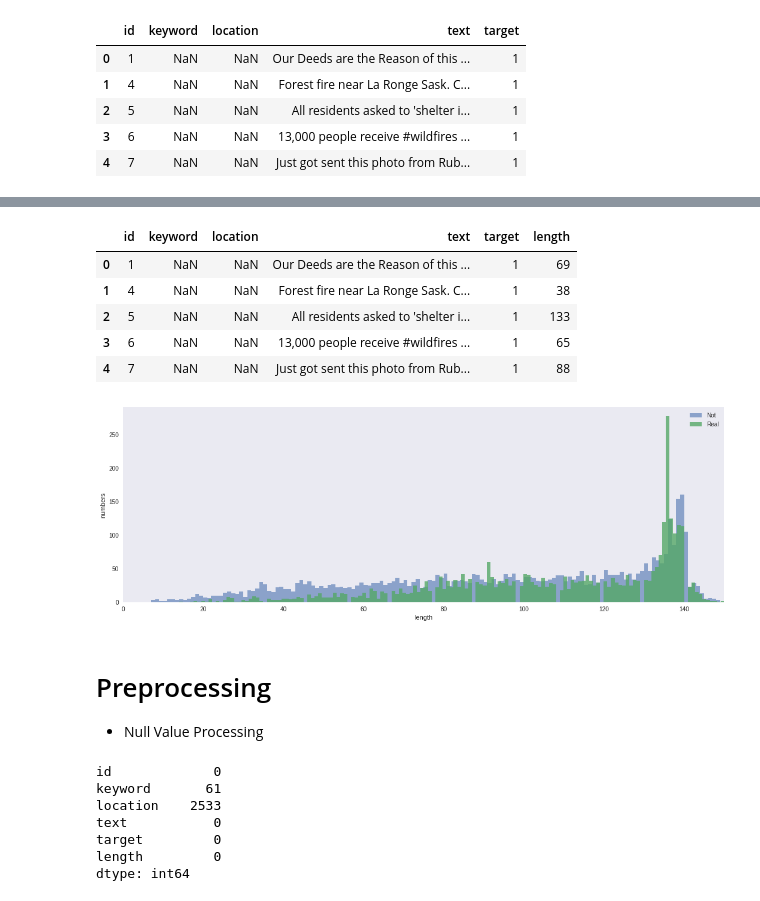
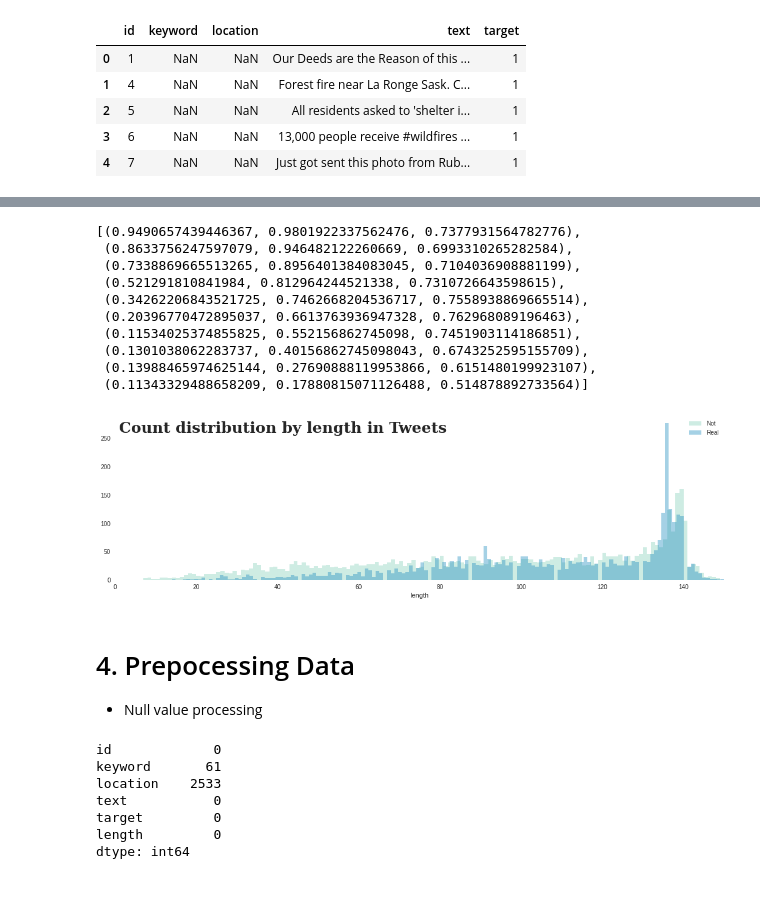
Before and after one commit to jerife/Kaggle, a Jupyter notebook: 05 Natural Language Processing with Disaster Tweets.ipynb, the cells around one changed output, grey strips where cells are left out. Cells and saved outputs as stored; diff of their text form; code cells hidden in the pictures.

```diff
--- a/05 Natural Language Processing with Disaster Tweets.ipynb
+++ b/05 Natural Language Processing with Disaster Tweets.ipynb
@@ -110,0 +133,3 @@ df.head()
+# %%
+YlGnBu_palette = sns.color_palette("YlGnBu", 10)
+sns.palplot(YlGnBu_palette)
@@ -155,30 +184,36 @@ def get_length(text):
     return len(text)
 # %%
 df['length'] = df['text'].apply(get_length)
-# %%
-df.head()
-# %% [output]
-|  | id | keyword | location | text | target | length |
-| 0 | 1 | NaN | NaN | Our Deeds are the Reason of this ... | 1 | 69 |
-| 1 | 4 | NaN | NaN | Forest fire near La Ronge Sask. C... | 1 | 38 |
-| 2 | 5 | NaN | NaN | All residents asked to 'shelter i... | 1 | 133 |
-| 3 | 6 | NaN | NaN | 13,000 people receive #wildfires ... | 1 | 65 |
-| 4 | 7 | NaN | NaN | Just got sent this photo from Rub... | 1 | 88 |
+# %%
+YlGnBu_palette
+# %% [output]
+[(0.9490657439446367, 0.9801922337562476, 0.7377931564782776),
+ (0.8633756247597079, 0.946482122260669, 0.6993310265282584),
+ (0.7338869665513265, 0.8956401384083045, 0.7104036908881199),
+ (0.521291810841984, 0.812964244521338, 0.7310726643598615),
+ (0.34262206843521725, 0.7462668204536717, 0.7558938869665514),
+ (0.20396770472895037, 0.6613763936947328, 0.762968089196463),
+ (0.11534025374855825, 0.552156862745098, 0.7451903114186851),
+ (0.1301038062283737, 0.40156862745098043, 0.6743252595155709),
+ (0.13988465974625144, 0.27690888119953866, 0.6151480199923107),
+ (0.11343329488658209, 0.17880815071126488, 0.514878892733564)]
 # %%
-plt.figure(figsize=(18,6))
-plt.hist(df[df['target'] == 0]['length'], alpha = 0.6, bins=150, label = 'Not')
-plt.hist(df[df['target'] == 1]['length'], alpha = 0.8, bins=150, label = 'Real')
+fig, ax = plt.subplots(1,1, figsize=(18,5))
+plt.hist(df[df['target'] == 0]['length'], alpha = 0.4, bins=150, label = 'Not', color=YlGnBu_palette[3])
+plt.hist(df[df['target'] == 1]['length'], alpha = 0.4, bins=150, label = 'Real', color=YlGnBu_palette[6])
 plt.xlabel('length')
 plt.ylabel('numbers')
 plt.legend(loc='upper right')
 plt.xlim(0,150)
-plt.grid()
+ax.set_ylabel('')
+ax.patch.set_alpha(0)
+fig.text(0.13,0.8,"Count distribution by length in Tweets", fontweight="bold", fontfamily='serif', fontsize=25)
 plt.show()
 # %% [output]
-[figure, old version]
+[figure, new version]
-# %% [markdown]
-# Preprocessing
-* Null Value Processing
+# %% [markdown]
+# 4. Prepocessing Data
+* Null value processing
 # %%
 df.isnull().sum()
 # %% [output]
```
Also changed, not shown: parts of 62 cells of this notebook.
